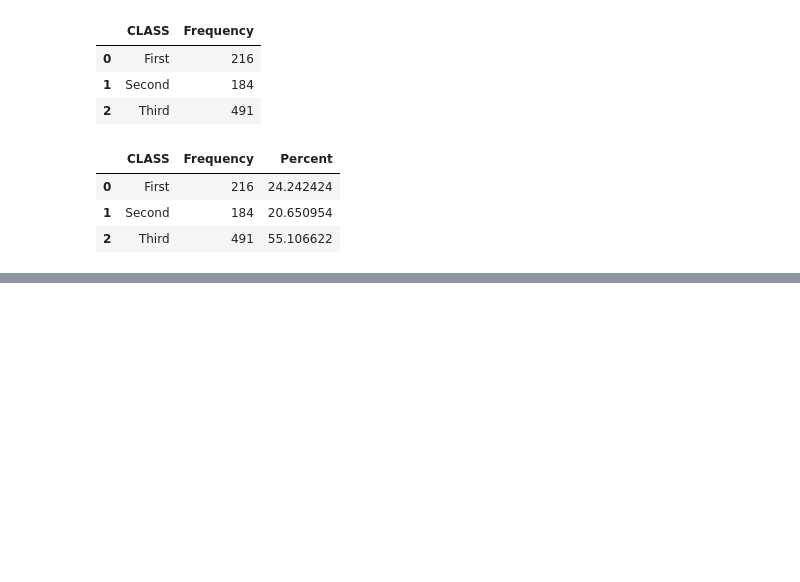
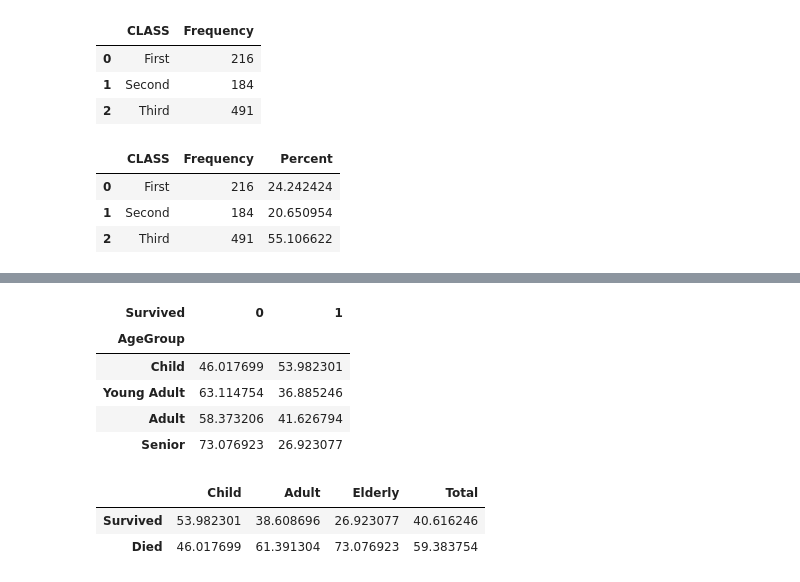
Before and after one commit to ReapersOne/AI, a Jupyter notebook: Semester 1/Titanic/Titanic.ipynb, the cells around one changed output, grey strips where cells are left out. Cells and saved outputs as stored; diff of their text form; code cells hidden in the pictures; blank space fills up the shorter version.

```diff
--- a/Semester 1/Titanic/Titanic.ipynb
+++ b/Semester 1/Titanic/Titanic.ipynb
@@ -342,0 +375,9 @@ memory usage: 83.7+ KB
+# %%
+age_table_percent
+# %% [output]
+| Survived | 0 | 1 |
+| AgeGroup |  |  |
+| Child | 46.017699 | 53.982301 |
+| Young Adult | 63.114754 | 36.885246 |
+| Adult | 58.373206 | 41.626794 |
+| Senior | 73.076923 | 26.923077 |
@@ -342,0 +436,6 @@ memory usage: 83.7+ KB
+# %%
+df2.head()
+# %% [output]
+|  | Child | Adult | Elderly | Total |
+| Survived | 53.982301 | 38.608696 | 26.923077 | 40.616246 |
+| Died | 46.017699 | 61.391304 | 73.076923 | 59.383754 |
```
Also changed, not shown: parts of 23 cells of this notebook.
